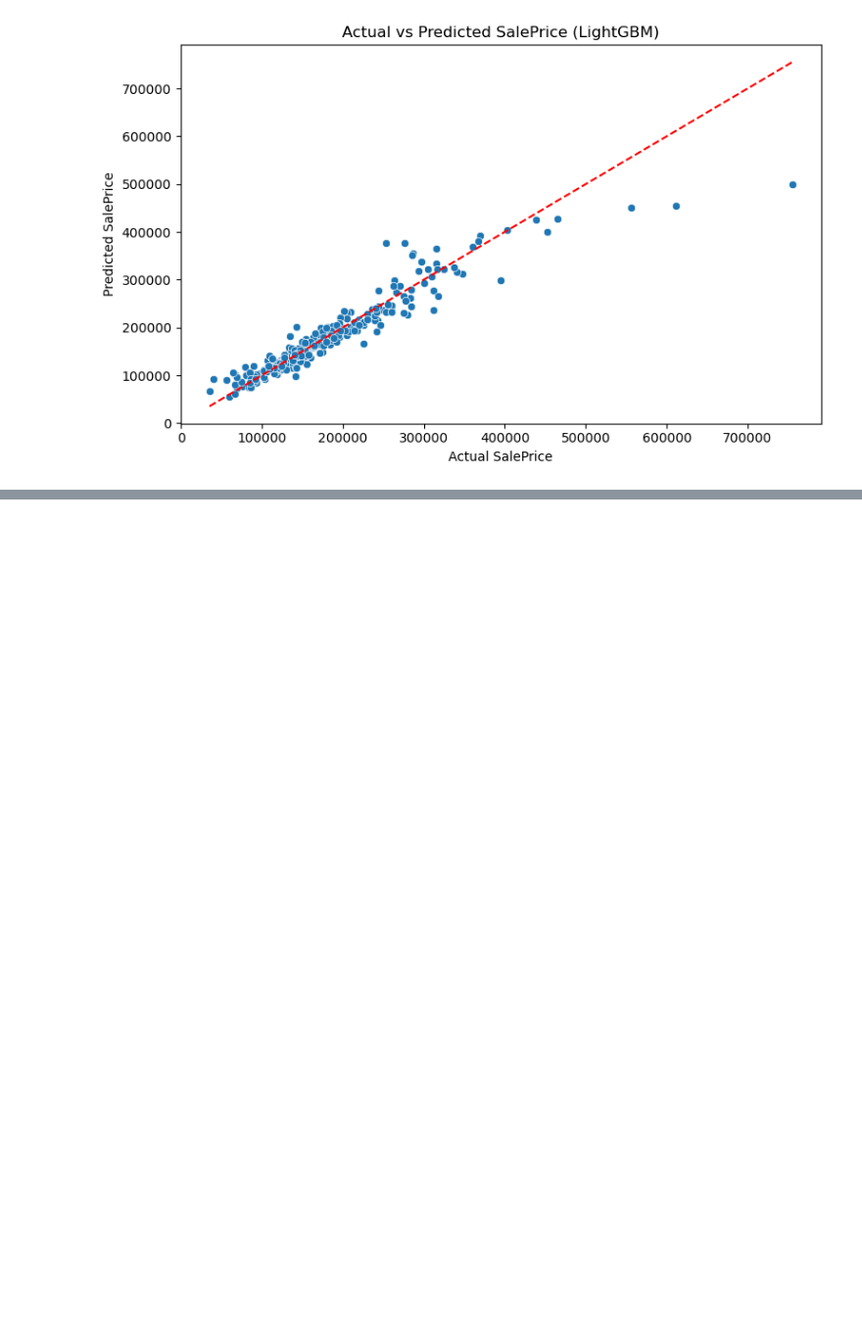
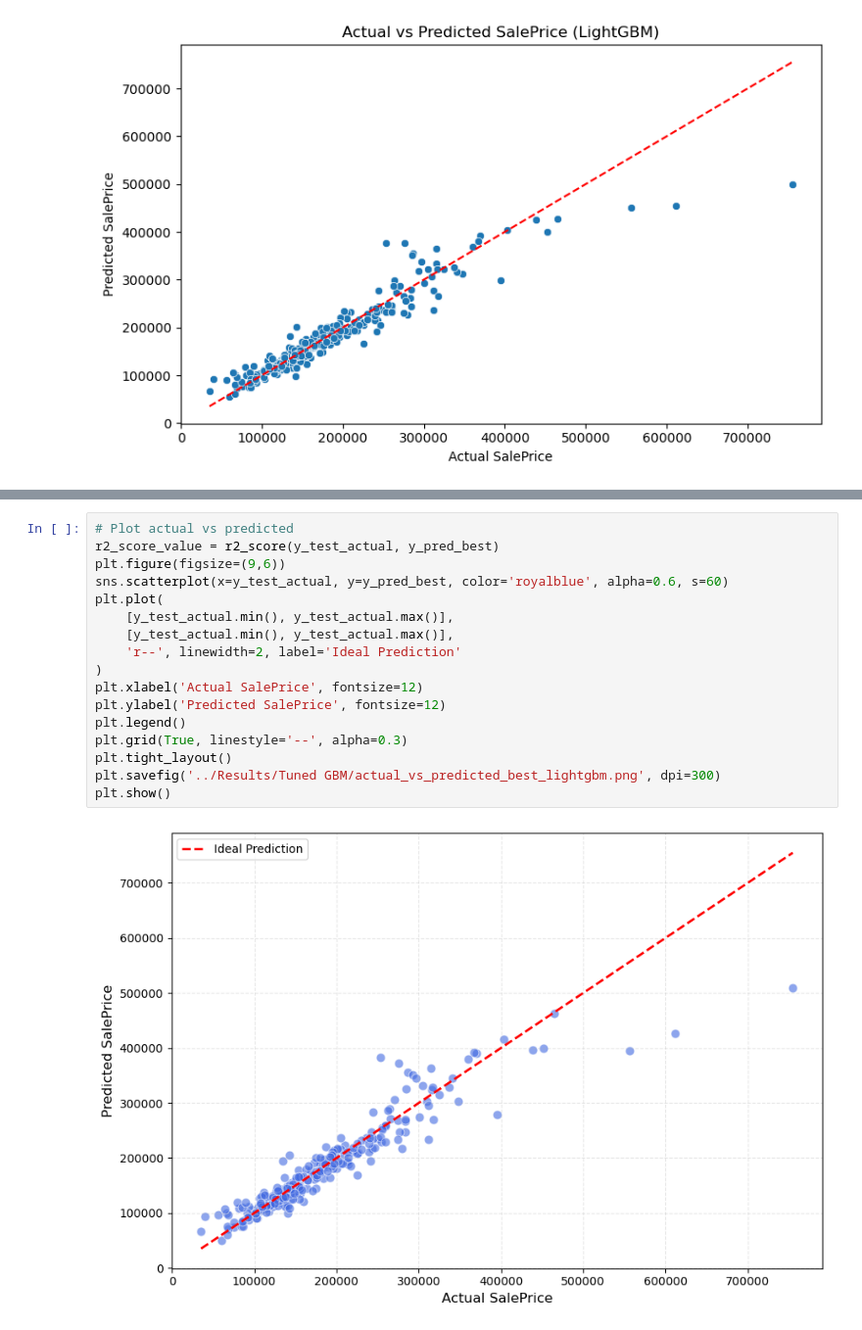
Before and after one commit to RaymussenArthur/House-Price, a Jupyter notebook: Notebooks/ModelingLightGBM.ipynb, the cells around one changed output, grey strips where cells are left out. Shown at 98% size. Drawn from its saved outputs; the diff is of its cells as text; blank space fills up the shorter version.

```diff
--- a/Notebooks/ModelingLightGBM.ipynb
+++ b/Notebooks/ModelingLightGBM.ipynb
@@ -138,0 +249,19 @@ Fitting 5 folds for each of 3888 candidates, totalling 19440 fits
+# %%
+# Plot actual vs predicted
+r2_score_value = r2_score(y_test_actual, y_pred_best)
+plt.figure(figsize=(9,6))
+sns.scatterplot(x=y_test_actual, y=y_pred_best, color='royalblue', alpha=0.6, s=60)
+plt.plot(
+    [y_test_actual.min(), y_test_actual.max()],
+    [y_test_actual.min(), y_test_actual.max()],
+    'r--', linewidth=2, label='Ideal Prediction'
+)
+plt.xlabel('Actual SalePrice', fontsize=12)
+plt.ylabel('Predicted SalePrice', fontsize=12)
+plt.legend()
+plt.grid(True, linestyle='--', alpha=0.3)
+plt.tight_layout()
+plt.savefig('../Results/Tuned GBM/actual_vs_predicted_best_lightgbm.png', dpi=300)
+plt.show()
+# %% [output]
+[figure, added]
```
Also changed, not shown: parts of 5 cells of this notebook, 6 other files.
